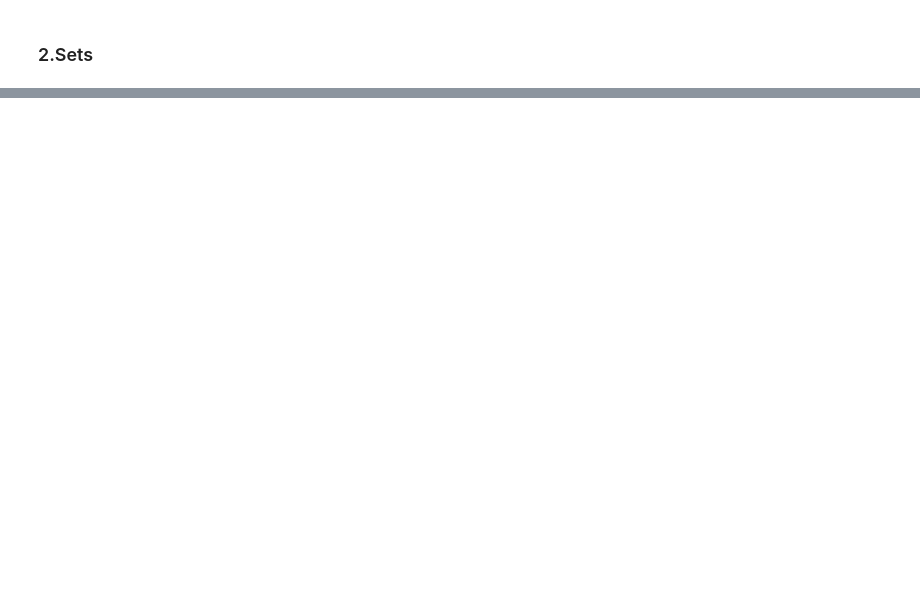
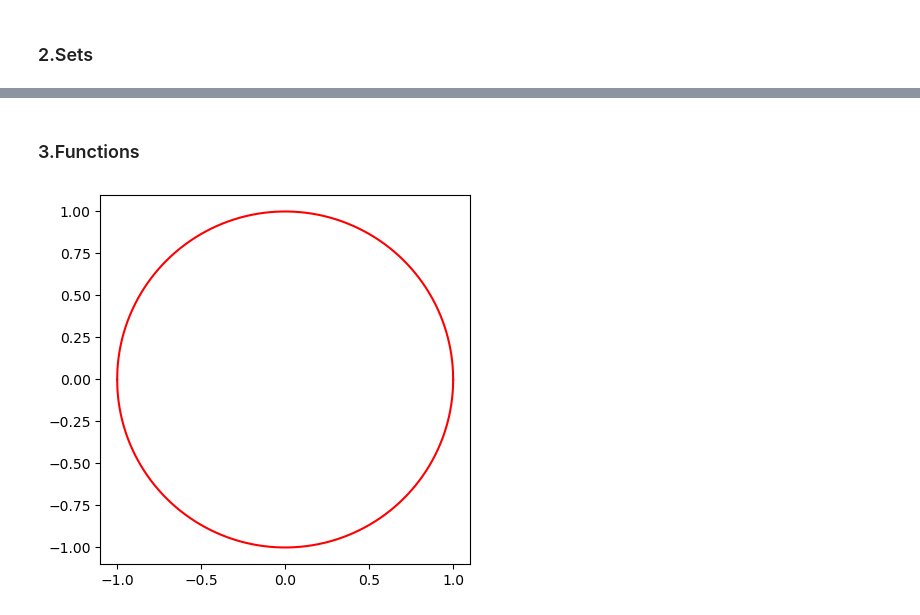
Before and after one commit to GeorgiKyshenko/Math-Concepts-with-Python, a Jupyter notebook: 02.Basic Algebra.ipynb, the cells around one changed output, grey strips where cells are left out. Saved outputs shown, nothing was run; the diff lists cells and outputs as text; code cells hidden in the pictures; blank space fills up the shorter version.

```diff
--- a/02.Basic Algebra.ipynb
+++ b/02.Basic Algebra.ipynb
@@ -100,0 +173,14 @@ print(f"11.short for symmetric_difference: {set1 ^ set2}")
+# %% [markdown]
+### 3.Functions
+# %%
+# circle in decart coordinates
+def plot_function(f, x_min, x_max, n_values = 2000):
+  x = np.linspace(x_min, x_max, n_values)
+  y = f(x)
+  plt.plot(x, y, c = "r")
+  plt.gca().set_aspect("equal")
+
+plot_function(lambda x: np.sqrt(1 - x**2), -1, 1)
+plot_function(lambda x: -np.sqrt(1 - x**2), -1, 1)
+# %% [output]
+[figure, added]
```
Also changed, not shown: parts of 16 cells of this notebook.
